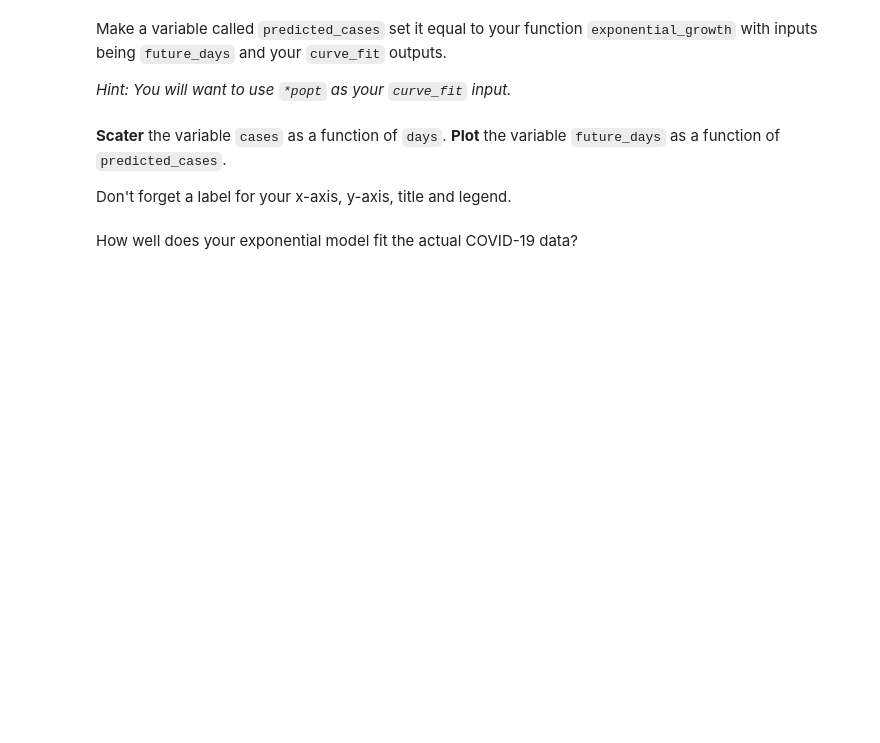
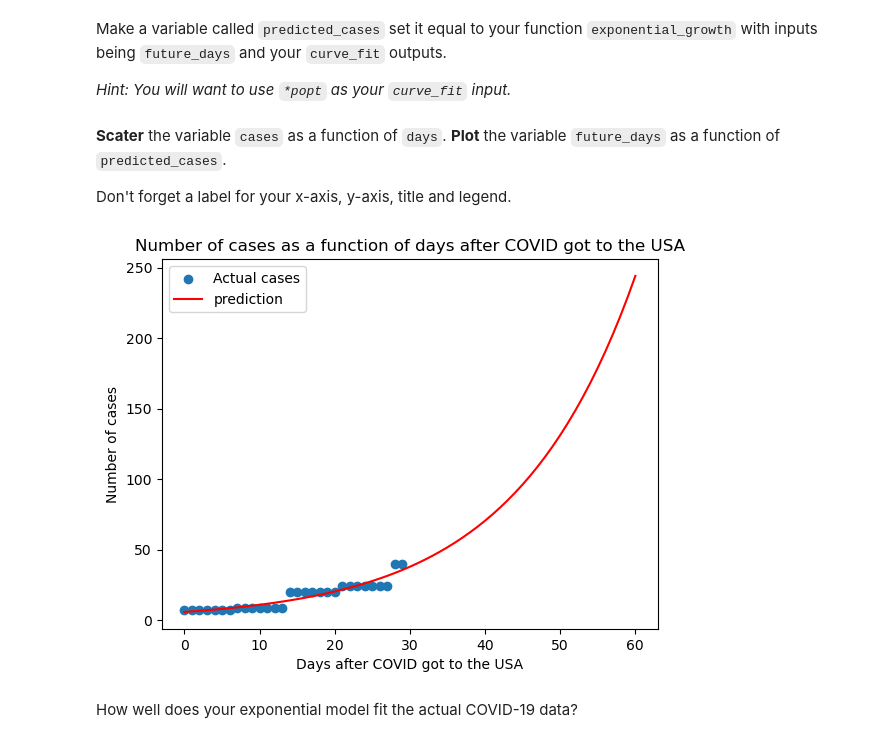
Before and after one commit to santi-agu/ulab_santiago, a Jupyter notebook: homework13/hw13.ipynb, the cells around one changed output. Cells and saved outputs as stored; diff of their text form; code cells hidden in the pictures; blank space fills up the shorter version.

```diff
--- a/homework13/hw13.ipynb
+++ b/homework13/hw13.ipynb
@@ -170,11 +187,11 @@ Make a new variable called `days` and another new variable called `cases`. To th
 # %% [markdown]
 With `curve_fit` fit the model. Give it the argument `p0 = [1, 0.1]`.
 # %%
-# Your code here
+popt, pcov = curve_fit(exponential_growth, days, cases, p0 = [1, 0.1])
 # %% [markdown]
 Extract the best-fit parameters from `popt`. Call them `C0_fit` and `r_fit`.
 # %%
-# Your code here
+C0_fit, r_fit = popt
 # %% [markdown]
 Print your variables `C0_fit` with **two** significant digits. Print your variables `r_fit` with **four** significant digits.
 # %%
@@ -182,4 +203,5 @@ Print your variables `C0_fit` with **two** significant digits. Print your variab
 # %% [markdown]
 Make sure to have `matplotlib` imported. Make a variable called `future_days` give it a numpy range from `0` to `60`. We want to predict up to 60 days.
 # %%
-# Your code here
+future_days = np.linspace(0, 60, 61)
+print(future_days)
@@ -188,13 +215,21 @@ Make a variable called `predicted_cases` set it equal to your function `exponent
 
 *Hint: You will want to use `*popt` as your `curve_fit` input.*
 # %%
-# Your code here
+predicted_cases = exponential_growth(future_days, C0_fit, r_fit)
 # %% [markdown]
 **Scater** the variable `cases` as a function of `days`. **Plot** the variable `future_days` as a function of `predicted_cases`.
 
 Don't forget a label for your x-axis, y-axis, title and legend.
 # %%
-# Your code here
+plt.scatter(days, cases, label = "Actual cases")
+plt.plot(future_days, predicted_cases, label = "prediction", color="red")
+plt.xlabel("Days after COVID got to the USA")
+plt.ylabel("Number of cases")
+plt.title("Number of cases as a function of days after COVID got to the USA")
+plt.legend()
+plt.show()
+# %% [output]
+[figure, added]
 # %% [markdown]
 How well does your exponential model fit the actual COVID-19 data?
 # %%
```
Also changed, not shown: parts of 12 cells of this notebook, 1 other file.
